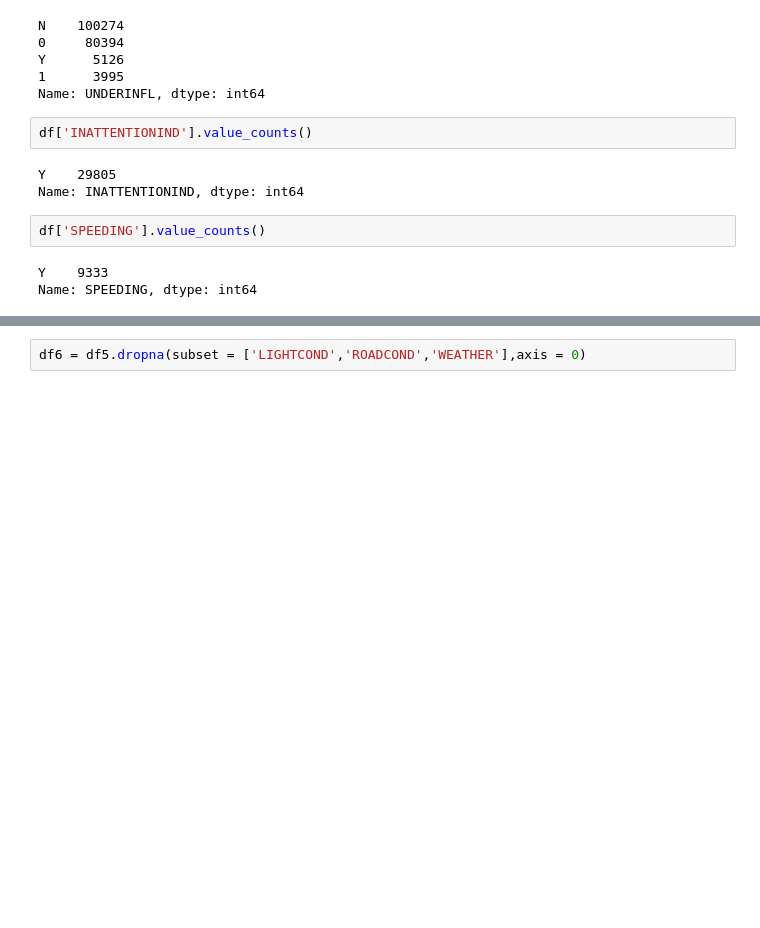
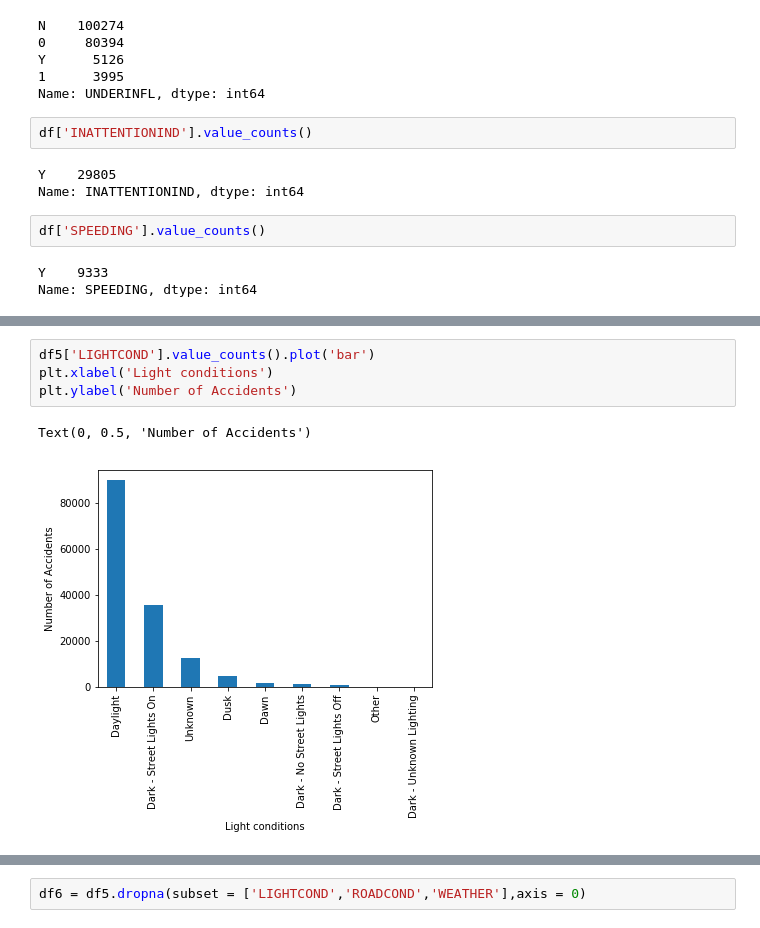
Before and after one commit to ashishg77/Coursera_Capstone, a Jupyter notebook: Data science capstone project.ipynb, the cells around one changed output, grey strips where cells are left out. Saved outputs shown, nothing was run; the diff lists cells and outputs as text; blank space fills up the shorter version.

```diff
--- a/Data science capstone project.ipynb
+++ b/Data science capstone project.ipynb
@@ -82,0 +107,7 @@ Name: LIGHTCOND, dtype: int64
+# %%
+df5['LIGHTCOND'].value_counts().plot('bar')
+plt.xlabel('Light conditions')
+plt.ylabel('Number of Accidents')
+# %% [output]
+Text(0, 0.5, 'Number of Accidents')
+[figure, added]
```
Also changed, not shown: parts of 45 cells of this notebook.
